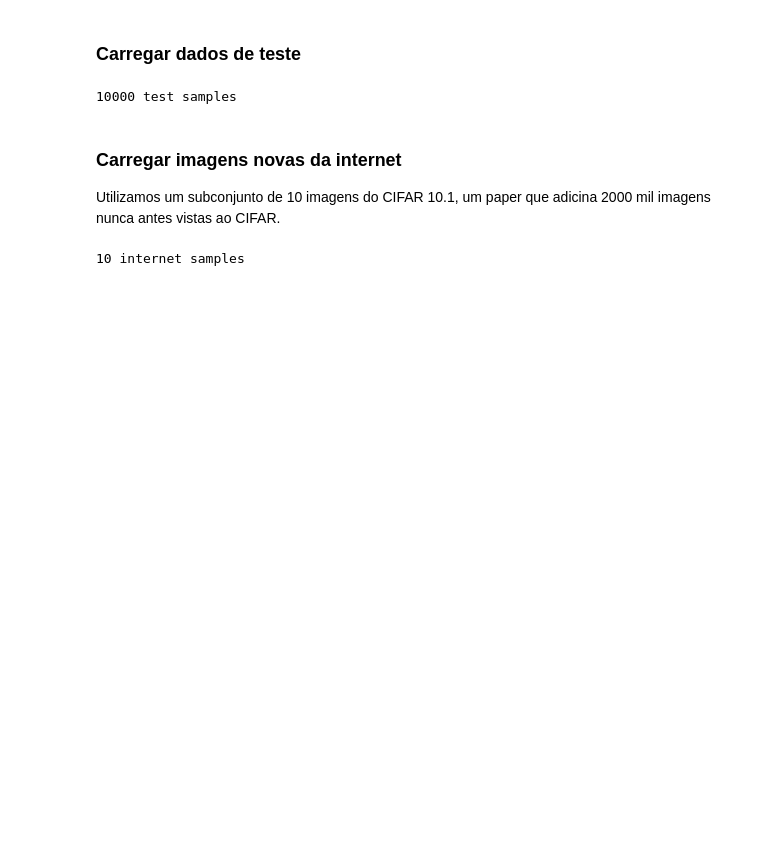
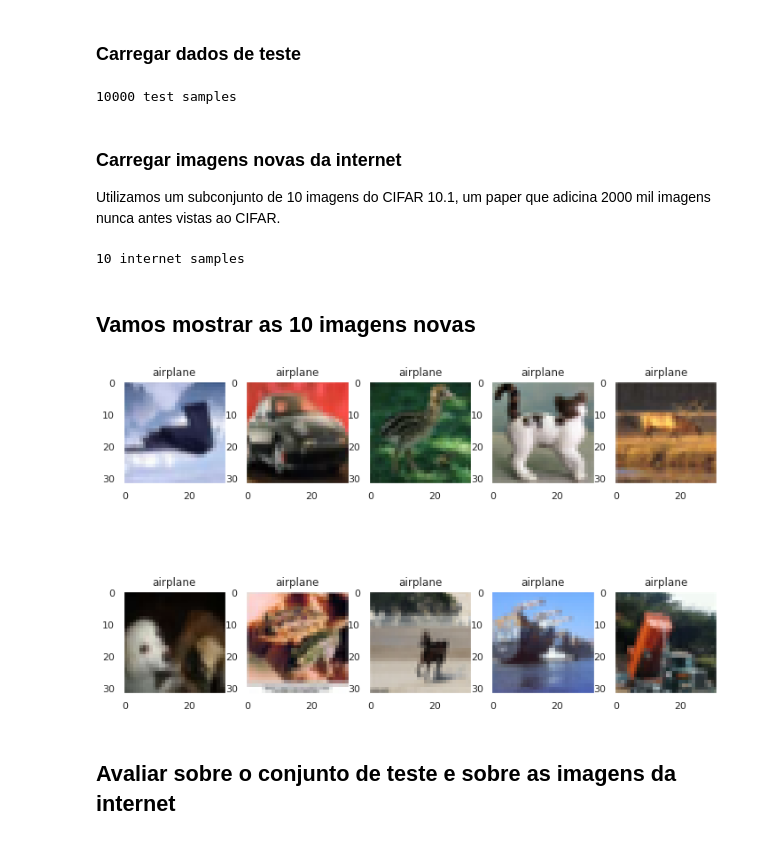
Before and after one commit to BrunoGomesCoelho/doodling-network, a Jupyter notebook: ex5/relatorio_ex5.ipynb, the cells around one changed output. Drawn from its saved outputs; the diff is of its cells as text; code cells hidden in the pictures; blank space fills up the shorter version.

```diff
--- a/ex5/relatorio_ex5.ipynb
+++ b/ex5/relatorio_ex5.ipynb
@@ -55,8 +57,15 @@ Abaixo segue a nomenclatura utilizada para definir os 4 modelos incrementais uti
 # %% [markdown]
 # Import das bibliotecas, dados de teste, imagens da internet e modelos pré-treinados
 # %%
+import numpy as np
 import pandas as pd
-import numpy as np
+pd.set_option('display.max_columns', 50)
+
+import matplotlib.pyplot as plt
+%matplotlib inline
+plt.rcParams['figure.figsize'] = (10.0, 8.0) # set default size of plots
+import seaborn as sns
+sns.set()
 
 import keras
 from keras.datasets import cifar10
@@ -93,10 +104,27 @@ internet_x = internet_x.astype('float32')
 internet_x /= 255
 # %% [output]
 10 internet samples
+# %% [markdown]
+## Vamos mostrar as 10 imagens novas
+# %%
+# plot the internet images and their predicted
+plt.figure(figsize=(12, 8))
+names = ["airplane", "automobile", "bird", "cat", "deer", "dog", "frog",
+         "horse", "ship", "truck"]
+
+for i in range(10):
+    ax = plt.subplot(2, 5, i+1)
+    ax.set_title(names[0])
+    plt.grid(False)
+    plt.imshow(internet_x[i])#, cmap=pyplot.get_cmap('gray'))
+# %% [output]
+[figure, added]
 # %%
 datasets = {"teste": (x_test, y_test),
             "internet": (internet_x, internet_y),
         }
+# %% [markdown]
+## Avaliar sobre o conjunto de teste e sobre as imagens da internet
 # %%
 model_files = {"default": "default_model.h5",
           "filters 5": "filters_5_5.h5",
```
Also changed, not shown: parts of 4 cells of this notebook, 1 other file.
